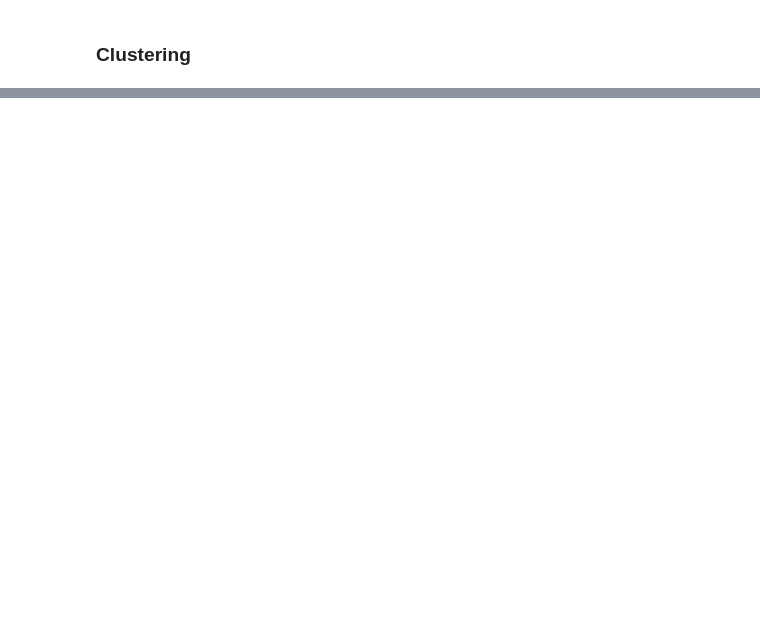
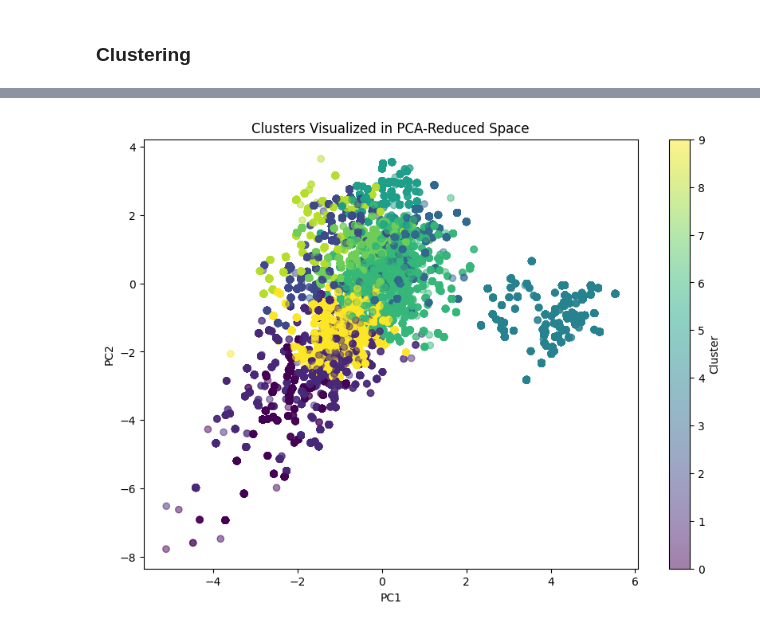
Before and after one commit to LNickelsburg/iss310-final-project, a Jupyter notebook: FinalProject.ipynb, the cells around one changed output, grey strips where cells are left out. Cells and saved outputs as stored; diff of their text form; code cells hidden in the pictures; blank space fills up the shorter version.

```diff
--- a/FinalProject.ipynb
+++ b/FinalProject.ipynb
@@ -546,0 +561,13 @@ plt.show()
+# %%
+import matplotlib.pyplot as plt
+
+# Assuming you used PCA and X_reduced as in the previous example:
+plt.figure(figsize=(10, 7))
+plt.scatter(X_reduced[:, 0], X_reduced[:, 1], c=labels, cmap='viridis', alpha=0.5)
+plt.title('Clusters Visualized in PCA-Reduced Space')
+plt.xlabel('PC1')
+plt.ylabel('PC2')
+plt.colorbar(label='Cluster')
+plt.show()
+# %% [output]
+[figure, added]
```
Also changed, not shown: parts of 15 cells of this notebook.
